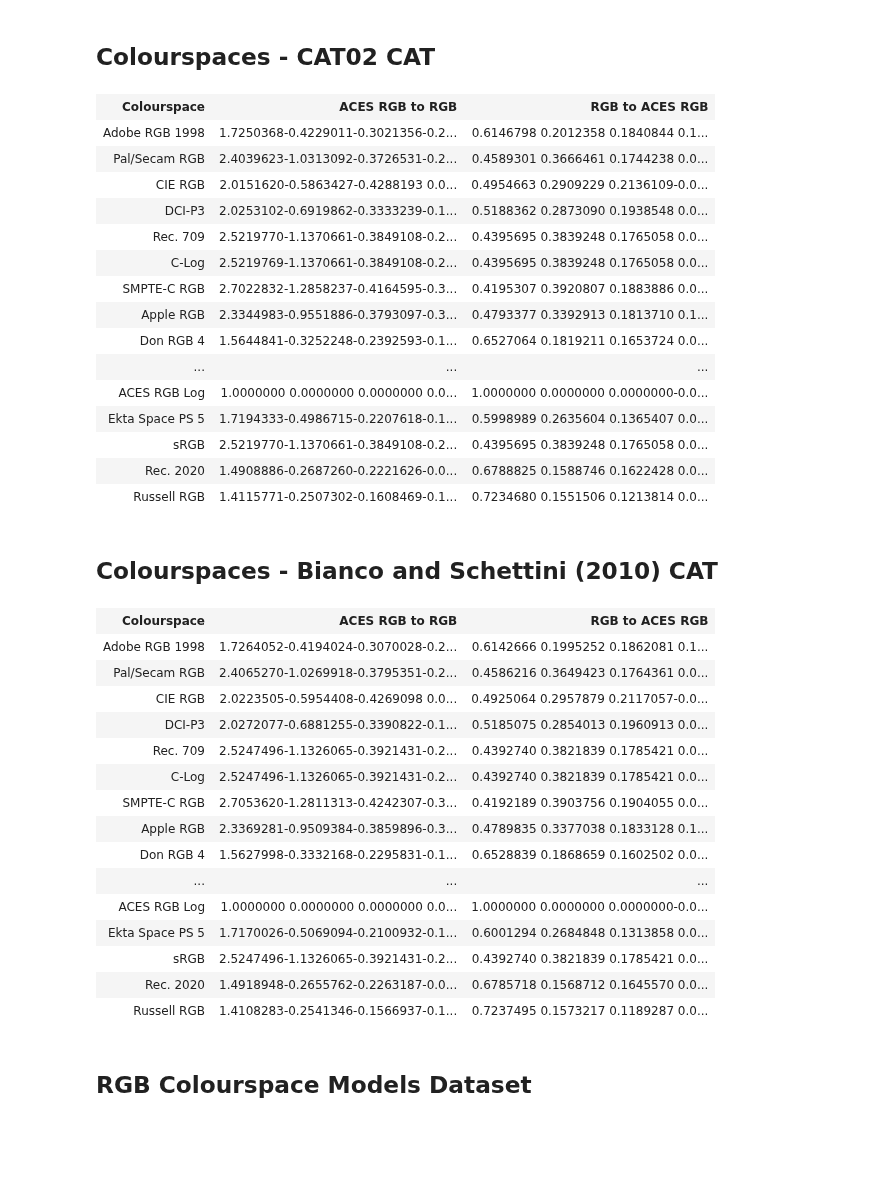
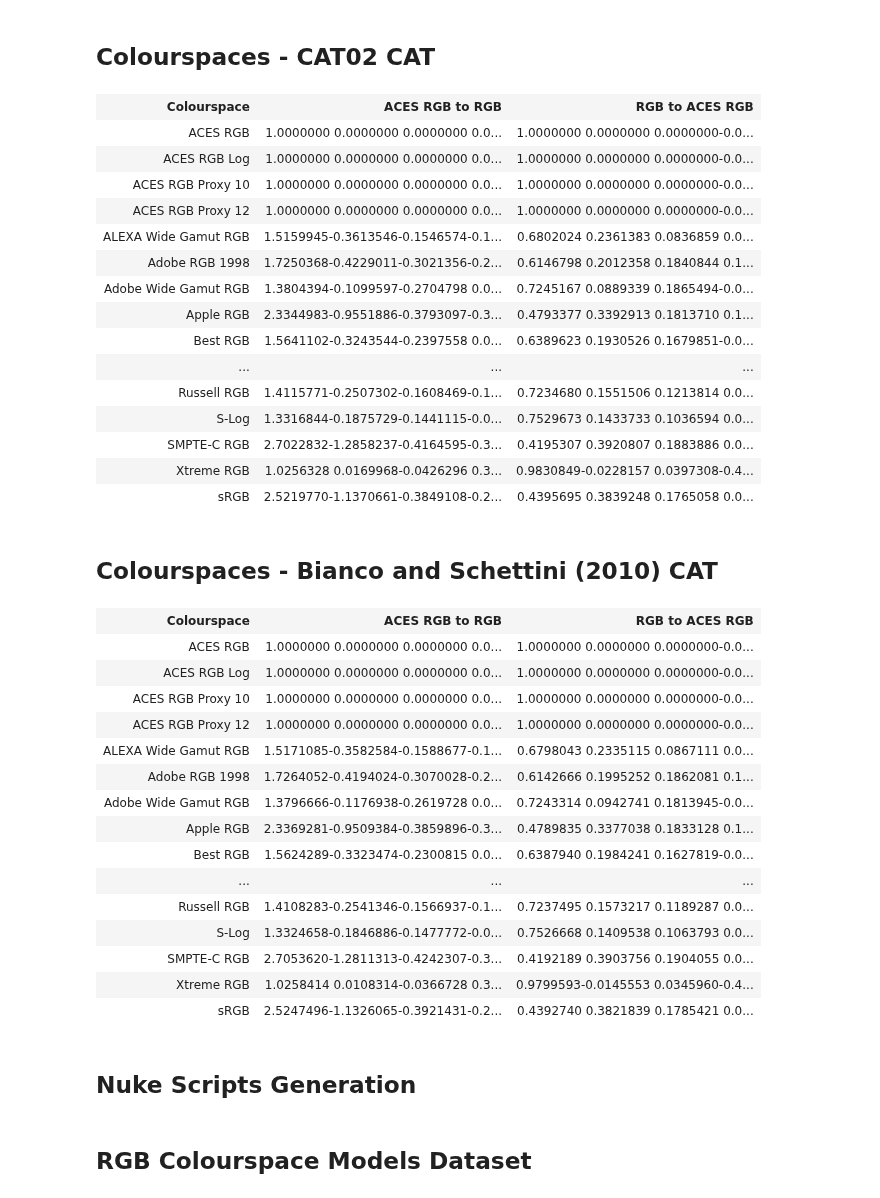
Before and after one commit to colour-science/colour-ramblings, a Jupyter notebook: aces_rgb_-_rgb_colourspace_models_transformation_matrices.ipynb, the cells around one changed output. Drawn from its saved outputs; the diff is of its cells as text; code cells hidden in the pictures; blank space fills up the shorter version.

```diff
--- a/aces_rgb_-_rgb_colourspace_models_transformation_matrices.ipynb
+++ b/aces_rgb_-_rgb_colourspace_models_transformation_matrices.ipynb
@@ -96,7 +87,7 @@ def html_format_transformation_matrices(matrices, precision=7):
             '<th>'
             'RGB to ACES RGB</th></tr>')
     for colourspace, (ACES_RGB_to_RGB_matrix,
-                      RGB_to_ACES_RGB_matrix) in matrices.items():
+                      RGB_to_ACES_RGB_matrix) in sorted(matrices.items()):
         html += '<tr>'
         html += '<td class="font-bold">{0}</td>'.format(colourspace)
         html += '<td>{0}</td>'.format(
@@ -189,46 +179,48 @@ HTML(html_format_transformation_matrices(
 # %%
 HTML(html_format_transformation_matrices(
     transformation_matrices(
-        (v for k, v in sorted(colour.RGB_COLOURSPACES.items())),
+        (v for k, v in colour.RGB_COLOURSPACES.items()),
         'CAT02')))
 # %% [output]
 | Colourspace | ACES RGB to RGB | RGB to ACES RGB |
+| ACES RGB | 1.0000000 0.0000000 0.0000000 0.0... | 1.0000000 0.0000000 0.0000000-0.0... |
+| ACES RGB Log | 1.0000000 0.0000000 0.0000000 0.0... | 1.0000000 0.0000000 0.0000000-0.0... |
+| ACES RGB Proxy 10 | 1.0000000 0.0000000 0.0000000 0.0... | 1.0000000 0.0000000 0.0000000-0.0... |
+| ACES RGB Proxy 12 | 1.0000000 0.0000000 0.0000000 0.0... | 1.0000000 0.0000000 0.0000000-0.0... |
+| ALEXA Wide Gamut RGB | 1.5159945-0.3613546-0.1546574-0.1... | 0.6802024 0.2361383 0.0836859 0.0... |
 | Adobe RGB 1998 | 1.7250368-0.4229011-0.3021356-0.2... | 0.6146798 0.2012358 0.1840844 0.1... |
-| Pal/Secam RGB | 2.4039623-1.0313092-0.3726531-0.2... | 0.4589301 0.3666461 0.1744238 0.0... |
-| CIE RGB | 2.0151620-0.5863427-0.4288193 0.0... | 0.4954663 0.2909229 0.2136109-0.0... |
-| DCI-P3 | 2.0253102-0.6919862-0.3333239-0.1... | 0.5188362 0.2873090 0.1938548 0.0... |
-| Rec. 709 | 2.5219770-1.1370661-0.3849108-0.2... | 0.4395695 0.3839248 0.1765058 0.0... |
-| C-Log | 2.5219769-1.1370661-0.3849108-0.2... | 0.4395695 0.3839248 0.1765058 0.0... |
+| Adobe Wide Gamut RGB | 1.3804394-0.1099597-0.2704798 0.0... | 0.7245167 0.0889339 0.1865494-0.0... |
+| Apple RGB | 2.3344983-0.9551886-0.3793097-0.3... | 0.4793377 0.3392913 0.1813710 0.1... |
+| Best RGB | 1.5641102-0.3243544-0.2397558 0.0... | 0.6389623 0.1930526 0.1679851-0.0... |
+| ... | ... | ... |
+| Russell RGB | 1.4115771-0.2507302-0.1608469-0.1... | 0.7234680 0.1551506 0.1213814 0.0... |
+| S-Log | 1.3316844-0.1875729-0.1441115-0.0... | 0.7529673 0.1433733 0.1036594 0.0... |
 | SMPTE-C RGB | 2.7022832-1.2858237-0.4164595-0.3... | 0.4195307 0.3920807 0.1883886 0.0... |
-| Apple RGB | 2.3344983-0.9551886-0.3793097-0.3... | 0.4793377 0.3392913 0.1813710 0.1... |
-| Don RGB 4 | 1.5644841-0.3252248-0.2392593-0.1... | 0.6527064 0.1819211 0.1653724 0.0... |
-| ... | ... | ... |
-| ACES RGB Log | 1.0000000 0.0000000 0.0000000 0.0... | 1.0000000 0.0000000 0.0000000-0.0... |
-| Ekta Space PS 5 | 1.7194333-0.4986715-0.2207618-0.1... | 0.5998989 0.2635604 0.1365407 0.0... |
+| Xtreme RGB | 1.0256328 0.0169968-0.0426296 0.3... | 0.9830849-0.0228157 0.0397308-0.4... |
 | sRGB | 2.5219770-1.1370661-0.3849108-0.2... | 0.4395695 0.3839248 0.1765058 0.0... |
-| Rec. 2020 | 1.4908886-0.2687260-0.2221626-0.0... | 0.6788825 0.1588746 0.1622428 0.0... |
-| Russell RGB | 1.4115771-0.2507302-0.1608469-0.1... | 0.7234680 0.1551506 0.1213814 0.0... |
 # %% [markdown]
 ## Colourspaces - Bianco and Schettini (2010) CAT
 # %%
 HTML(html_format_transformation_matrices(
     transformation_matrices(
-        (v for k, v in sorted(colour.RGB_COLOURSPACES.items())),
+        (v for k, v in colour.RGB_COLOURSPACES.items()),
         'Bianco')))
 # %% [output]
 | Colourspace | ACES RGB to RGB | RGB to ACES RGB |
+| ACES RGB | 1.0000000 0.0000000 0.0000000 0.0... | 1.0000000 0.0000000 0.0000000-0.0... |
+| ACES RGB Log | 1.0000000 0.0000000 0.0000000 0.0... | 1.0000000 0.0000000 0.0000000-0.0... |
+| ACES RGB Proxy 10 | 1.0000000 0.0000000 0.0000000 0.0... | 1.0000000 0.0000000 0.0000000-0.0... |
+| ACES RGB Proxy 12 | 1.0000000 0.0000000 0.0000000 0.0... | 1.0000000 0.0000000 0.0000000-0.0... |
+| ALEXA Wide Gamut RGB | 1.5171085-0.3582584-0.1588677-0.1... | 0.6798043 0.2335115 0.0867111 0.0... |
 | Adobe RGB 1998 | 1.7264052-0.4194024-0.3070028-0.2... | 0.6142666 0.1995252 0.1862081 0.1... |
-| Pal/Secam RGB | 2.4065270-1.0269918-0.3795351-0.2... | 0.4586216 0.3649423 0.1764361 0.0... |
-| CIE RGB | 2.0223505-0.5954408-0.4269098 0.0... | 0.4925064 0.2957879 0.2117057-0.0... |
-| DCI-P3 | 2.0272077-0.6881255-0.3390822-0.1... | 0.5185075 0.2854013 0.1960913 0.0... |
-| Rec. 709 | 2.5247496-1.1326065-0.3921431-0.2... | 0.4392740 0.3821839 0.1785421 0.0... |
-| C-Log | 2.5247496-1.1326065-0.3921431-0.2... | 0.4392740 0.3821839 0.1785421 0.0... |
+| Adobe Wide Gamut RGB | 1.3796666-0.1176938-0.2619728 0.0... | 0.7243314 0.0942741 0.1813945-0.0... |
+| Apple RGB | 2.3369281-0.9509384-0.3859896-0.3... | 0.4789835 0.3377038 0.1833128 0.1... |
+| Best RGB | 1.5624289-0.3323474-0.2300815 0.0... | 0.6387940 0.1984241 0.1627819-0.0... |
+| ... | ... | ... |
+| Russell RGB | 1.4108283-0.2541346-0.1566937-0.1... | 0.7237495 0.1573217 0.1189287 0.0... |
+| S-Log | 1.3324658-0.1846886-0.1477772-0.0... | 0.7526668 0.1409538 0.1063793 0.0... |
 | SMPTE-C RGB | 2.7053620-1.2811313-0.4242307-0.3... | 0.4192189 0.3903756 0.1904055 0.0... |
-| Apple RGB | 2.3369281-0.9509384-0.3859896-0.3... | 0.4789835 0.3377038 0.1833128 0.1... |
-| Don RGB 4 | 1.5627998-0.3332168-0.2295831-0.1... | 0.6528839 0.1868659 0.1602502 0.0... |
-| ... | ... | ... |
-| ACES RGB Log | 1.0000000 0.0000000 0.0000000 0.0... | 1.0000000 0.0000000 0.0000000-0.0... |
-| Ekta Space PS 5 | 1.7170026-0.5069094-0.2100932-0.1... | 0.6001294 0.2684848 0.1313858 0.0... |
+| Xtreme RGB | 1.0258414 0.0108314-0.0366728 0.3... | 0.9799593-0.0145553 0.0345960-0.4... |
 | sRGB | 2.5247496-1.1326065-0.3921431-0.2... | 0.4392740 0.3821839 0.1785421 0.0... |
-| Rec. 2020 | 1.4918948-0.2655762-0.2263187-0.0... | 0.6785718 0.1568712 0.1645570 0.0... |
-| Russell RGB | 1.4108283-0.2541346-0.1566937-0.1... | 0.7237495 0.1573217 0.1189287 0.0... |
+# %% [markdown]
+## Nuke Scripts Generation
```
Also changed, not shown: parts of 10 cells of this notebook.
